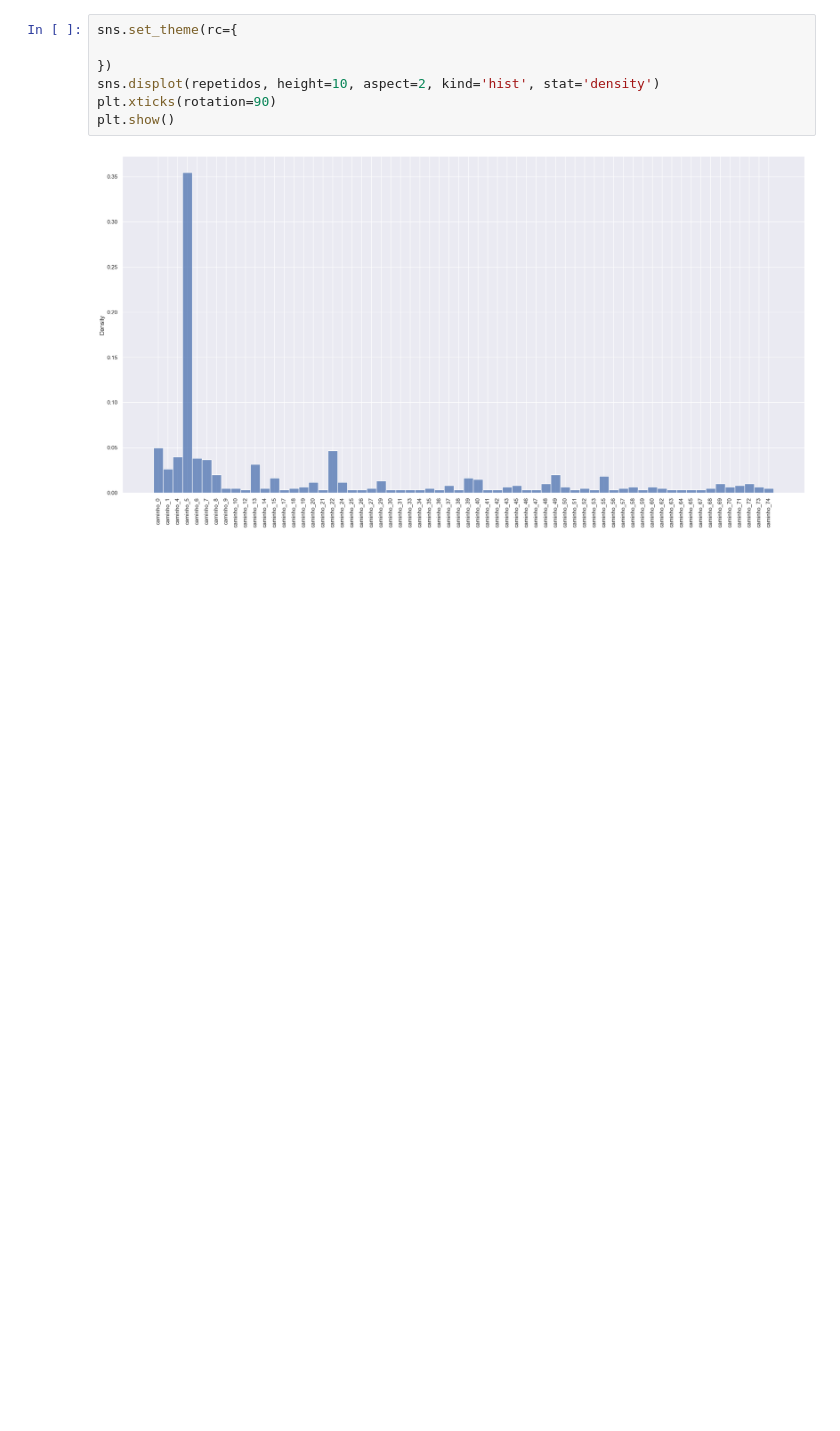
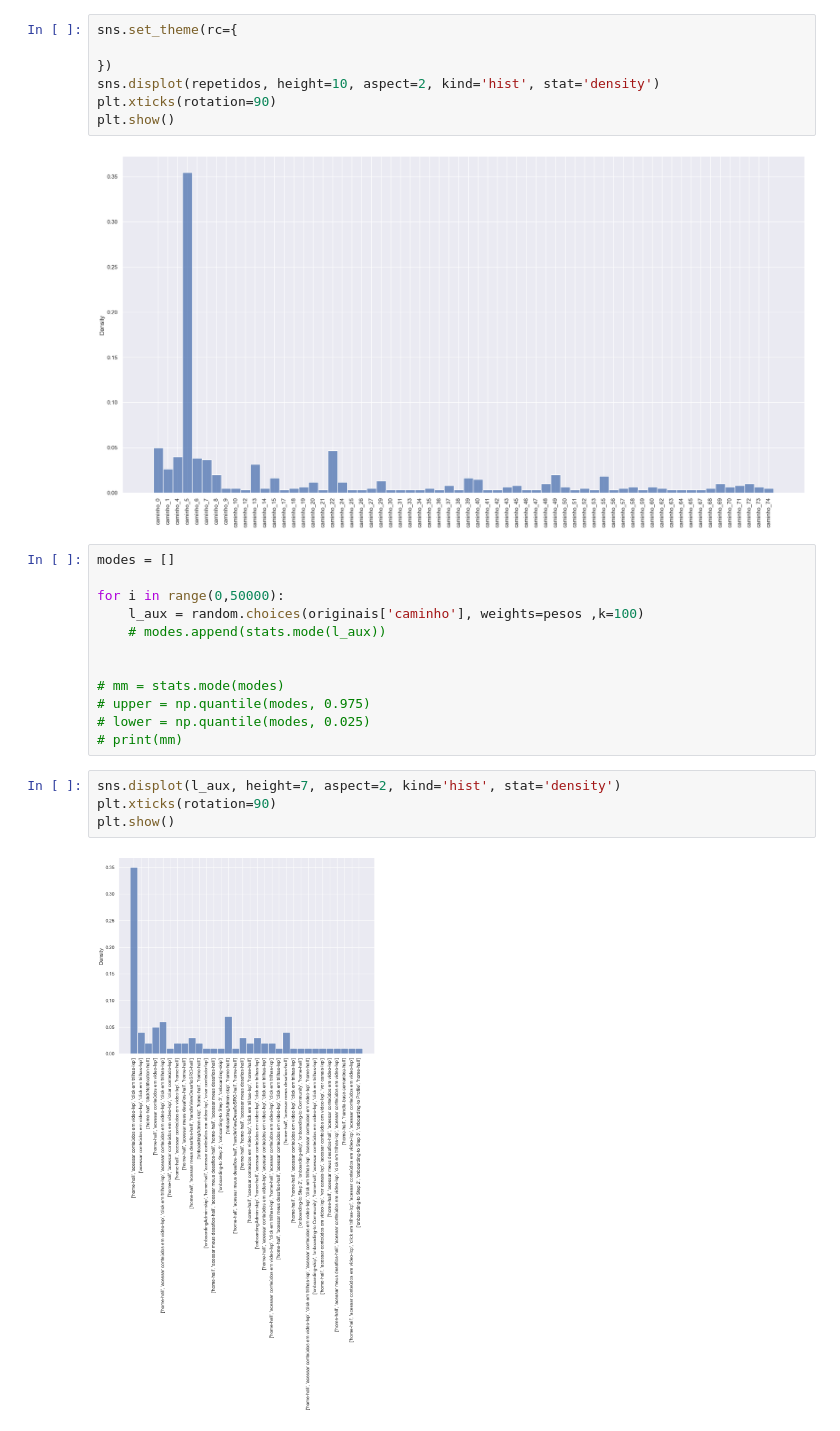
Before and after one commit to felipebns/frst2024, a Jupyter notebook: projeto.ipynb, the cells around one changed output. Cells and saved outputs as stored; diff of their text form; blank space fills up the shorter version.

```diff
--- a/projeto.ipynb
+++ b/projeto.ipynb
@@ -319,3 +324,21 @@ plt.xticks(rotation=90)
 plt.show()
 # %% [output]
 [figure]
+# %%
+modes = []
+
+for i in range(0,50000):
+    l_aux = random.choices(originais['caminho'], weights=pesos ,k=100)
+    # modes.append(stats.mode(l_aux))
+
+
+# mm = stats.mode(modes)
+# upper = np.quantile(modes, 0.975)
+# lower = np.quantile(modes, 0.025)
+# print(mm)
+# %%
+sns.displot(l_aux, height=7, aspect=2, kind='hist', stat='density')
+plt.xticks(rotation=90)
+plt.show()
+# %% [output]
+[figure, added]
```
Also changed, not shown: parts of 25 cells of this notebook.
